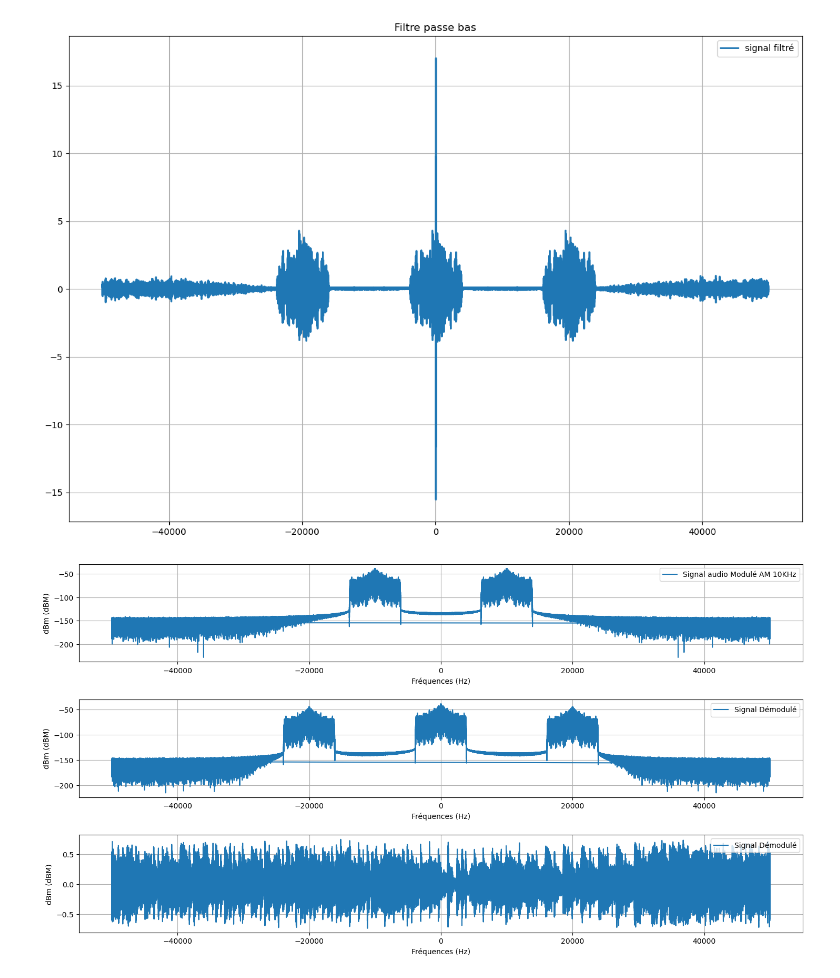
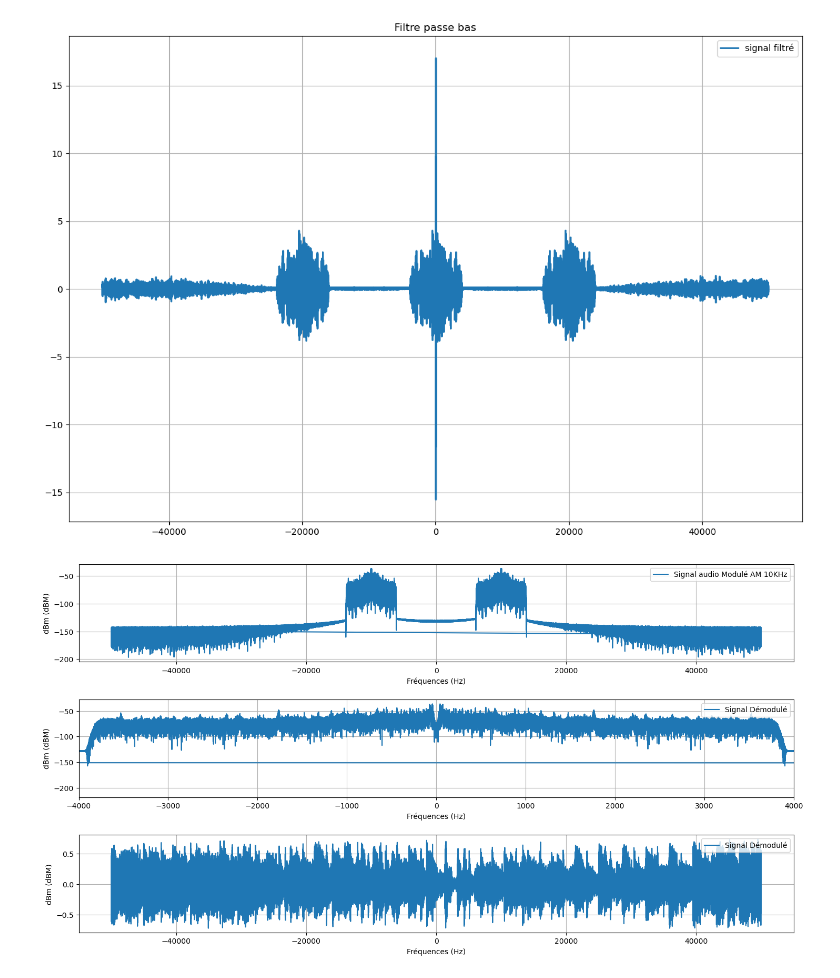
Before and after one commit to NergYR/SA202, a Jupyter notebook: main.ipynb, the cells around one changed output. Cells and saved outputs as stored; diff of their text form; code cells hidden in the pictures.

```diff
--- a/main.ipynb
+++ b/main.ipynb
@@ -310,28 +310,29 @@ ax.legend()
 # %%
 
 
 fig, ax = plt.subplots(3, 1, figsize=(15, 8))
 
 ax[0].plot(f_modulated_signal, fft_dbm_modul, label="Signal audio Modulé AM 10KHz")
 #ax[0].semilogx(f_tranche, fft_mono_dbm, linewidth = 2)
 ax[0].set_xlabel("Fréquences (Hz)")
 ax[0].set_ylabel("dBm (dBM)")
 ax[0].legend(loc="upper right")
 ax[0].grid(True)
 
 ax[1].plot(f_demodolated_signal, fft_dbm_demodul, label="Signal Démodulé")
 ax[1].set_xlabel("Fréquences (Hz)")
 ax[1].set_ylabel("dBm (dBM)")
+ax[1].set_xlim(-4000, 4000)
 ax[1].legend(loc="upper right")
 ax[1].grid(True)
 
 ax[2].plot(f_demodolated_signal, demodolated_signal, label="Signal Démodulé")
 ax[2].set_xlabel("Fréquences (Hz)")
 ax[2].set_ylabel("dBm (dBM)")
 ax[2].legend(loc="upper right")
 ax[2].grid(True)
 
 fig.tight_layout(pad=2.0)
 plt.show()
 # %% [output]
-[figure, old version]
+[figure, new version]
```
